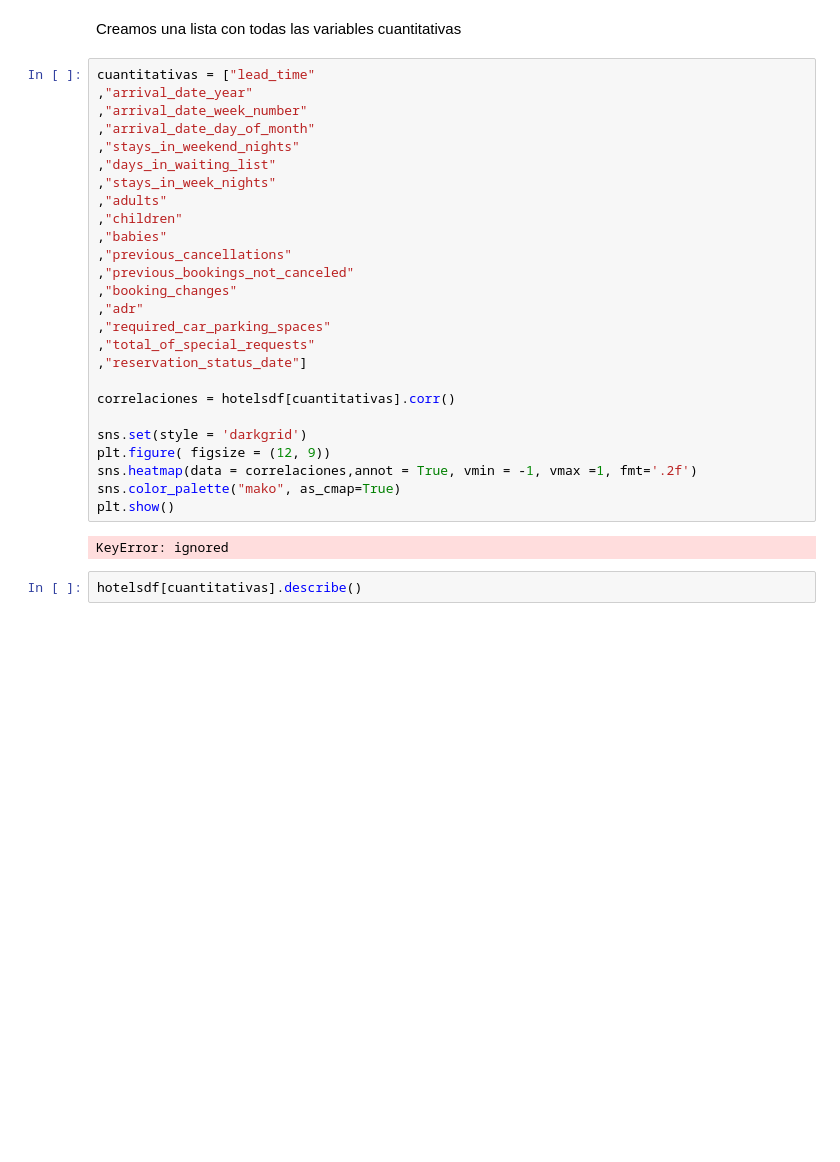
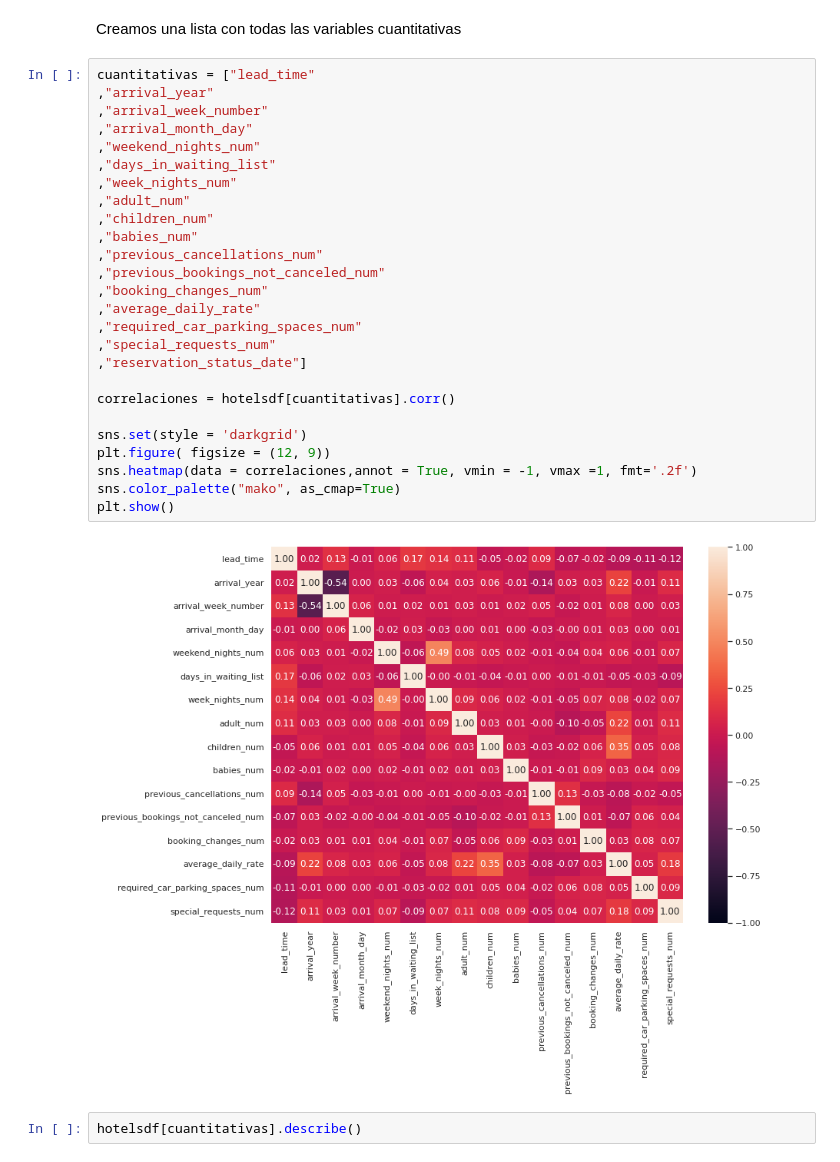
Before and after one commit to Los-persistentes-de-Pearson/7506R-1C2023-GRUPO09, a Jupyter notebook: 7506R_TP1_GRUPO9_CHP1_ENTREGA.ipynb, the cells around one changed output. Drawn from its saved outputs; the diff is of its cells as text; blank space fills up the shorter version.

```diff
--- a/7506R_TP1_GRUPO9_CHP1_ENTREGA.ipynb
+++ b/7506R_TP1_GRUPO9_CHP1_ENTREGA.ipynb
@@ -150,32 +150,32 @@ Variables cuantitativas, entre las cuales podemos encontrar:
 Creamos una lista con todas las variables cuantitativas
 # %%
 cuantitativas = ["lead_time"
-,"arrival_date_year"
-,"arrival_date_week_number"
-,"arrival_date_day_of_month"
-,"stays_in_weekend_nights"
+,"arrival_year"
+,"arrival_week_number"
+,"arrival_month_day"
+,"weekend_nights_num"
 ,"days_in_waiting_list"
-,"stays_in_week_nights"
-,"adults"
-,"children"
-,"babies"
-,"previous_cancellations"
-,"previous_bookings_not_canceled"
-,"booking_changes"
-,"adr"
-,"required_car_parking_spaces"
-,"total_of_special_requests"
+,"week_nights_num"
+,"adult_num"
+,"children_num"
+,"babies_num"
+,"previous_cancellations_num"
+,"previous_bookings_not_canceled_num"
+,"booking_changes_num"
+,"average_daily_rate"
+,"required_car_parking_spaces_num"
+,"special_requests_num"
 ,"reservation_status_date"]
 
 correlaciones = hotelsdf[cuantitativas].corr()
 
 sns.set(style = 'darkgrid')
 plt.figure( figsize = (12, 9))
 sns.heatmap(data = correlaciones,annot = True, vmin = -1, vmax =1, fmt='.2f')
 sns.color_palette("mako", as_cmap=True)
 plt.show()
 # %% [output]
-KeyError: ignored
+[figure, added]
 # %%
 hotelsdf[cuantitativas].describe()
 # %%
```
